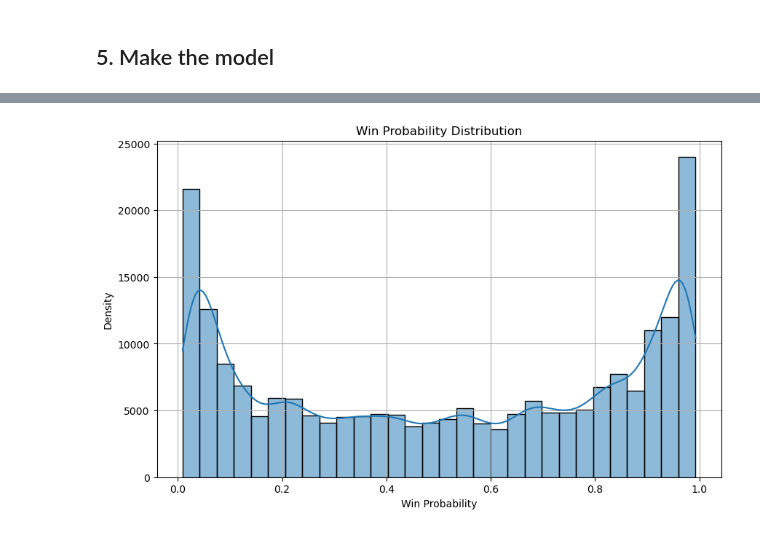
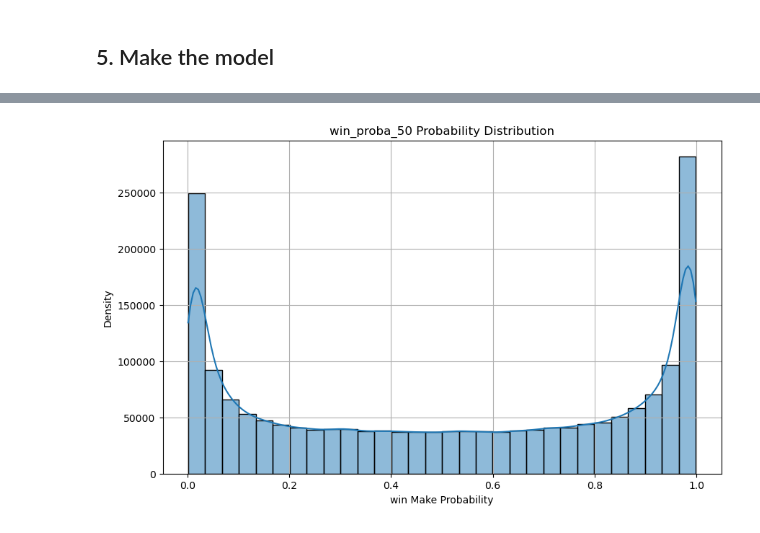
Before and after one commit to lneuendorf/4th-down-models, a Jupyter notebook: notebooks/win_probability.ipynb, the cells around one changed output, grey strips where cells are left out. Drawn from its saved outputs; the diff is of its cells as text; code cells hidden in the pictures.

```diff
--- a/notebooks/win_probability.ipynb
+++ b/notebooks/win_probability.ipynb
@@ -145,6 +173,7 @@ elos = []
 for year in YEARS:
     elos.append(pd.read_parquet(join(DATA_DIR, 'elo', f'{year}.parquet')))
 df_elos = pd.concat(elos, ignore_index=True).reset_index(drop=True)
+df_elos = df_elos.drop_duplicates(subset=['season', 'week', 'team_id'], keep='first')
 df_elos.head()
 # %% [output]
 |  | season | week | team_id | team | division | elo |
@@ -312,16 +341,13 @@ df['won'] = np.where(df['score_diff_final'] > 0, 1, 0)
 # %% [markdown]
 ## 5. Make the model
 # %%
-data = df[['game_id','score_diff','pregame_elo_diff','pct_game_played','home_team',
-           'offense_timeouts','defense_timeouts','yards_to_goal']]
-target = df[['won']]
+data = df[['game_id','drive_id','score_diff','pregame_elo_diff','pct_game_played','is_home_team',
+           'offense_timeouts','defense_timeouts','yards_to_goal',
+           'won']]
 
 # Split into 80-20 train val set by game_id
 game_ids = df.game_id.unique()
 game_ids_train, game_ids_test = train_test_split(game_ids, test_size=0.2, random_state=42)
 
 data_train = data[data.game_id.isin(game_ids_train)]
-target_train = target[target.index.isin(data_train.index)]
-
-data_test = data[data.game_id.isin(game_ids_test)].drop(columns='game_id')
-target_test = target[target.index.isin(data_test.index)]
+data_test = data[data.game_id.isin(game_ids_test)].drop(columns=['drive_id'])
@@ -548,6 +545,0 @@ Test Log Loss: 0.4040231964516485
-# %%
-#make predictions on complete dataset
-data_all = data.drop(columns='game_id')
-dall = xgb.DMatrix(data_all)
-preds_all = model.predict(dall)
-df['wp'] = preds_all
@@ -554,13 +573,30 @@ df['wp'] = preds_all
+# %%
+data_all = data.drop(columns=['game_id', 'won'])
+dall = xgb.DMatrix(data_all)
+
+preds_all_models = []
+
+for model in models:
+    preds = model.predict(dall)
+    preds_all_models.append(preds)
+
+preds_all_models = np.array(preds_all_models)
+
+# Calculate the 5%, 50%, 95% percentiles and the mean for each sample
+df['win_proba_5'] = np.percentile(preds_all_models, 5, axis=0)
+df['win_proba_50'] = np.percentile(preds_all_models, 50, axis=0)
+df['win_proba_95'] = np.percentile(preds_all_models, 95, axis=0)
+df['win_proba_mean'] = np.mean(preds_all_models, axis=0)
 # %%
 # plot win probability
-def plot_wp(df):
+def plot_wp(df, col='win_proba_50'):
     plt.figure(figsize=(10, 6))
-    sns.histplot(df['wp'], bins=30, kde=True)
-    plt.title('Win Probability Distribution')
-    plt.xlabel('Win Probability')
+    sns.histplot(df[col], bins=30, kde=True)
+    plt.title(f'{col} Probability Distribution')
+    plt.xlabel('win Make Probability')
     plt.ylabel('Density')
     plt.grid()
     plt.show()
-plot_wp(df)
+plot_wp(df, col='win_proba_50')
 # %% [output]
-[figure, old version]
+[figure, new version]
```
Also changed, not shown: parts of 31 cells of this notebook, 2 other files.
